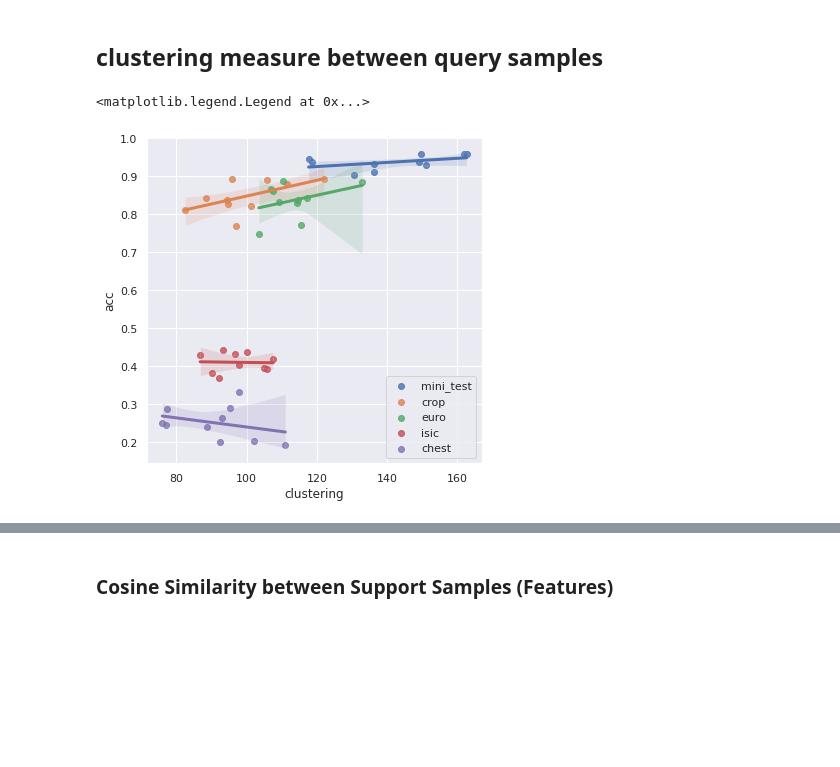
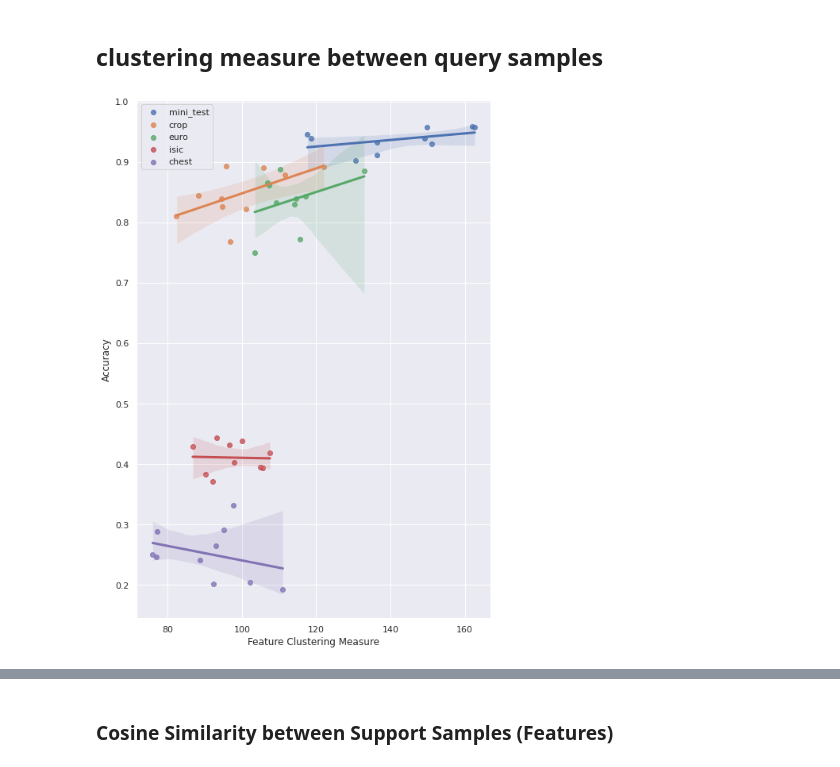
Before and after one commit to kimyuji/Fine-tune-with-Few-Samples, a Jupyter notebook: analysis_support_query.ipynb, the cells around one changed output, grey strips where cells are left out. Saved outputs shown, nothing was run; the diff lists cells and outputs as text; code cells hidden in the pictures; blank space fills up the shorter version.

```diff
--- a/analysis_support_query.ipynb
+++ b/analysis_support_query.ipynb
@@ -19,8 +19,9 @@ import seaborn as sns; sns.set()
 import itertools
 from torchvision.models import resnet152
 import torch
+from sklearn.metrics.pairwise import cosine_similarity
 datas = ['mini_test', 'crop','euro', 'isic', 'chest']
-plt.rcParams["figure.figsize"] = (14,4)
-plt.rcParams['lines.linewidth'] = 3
+plt.rcParams["figure.figsize"] = (8,12)
+plt.rcParams['lines.linewidth'] = 2
 plt.rcParams['font.size'] = 15
 # %%
@@ -109,15 +147,0 @@ df
-# %%
-# 5 shot
-# 각 support에 대해 query의 평균임
-plt.rcParams["figure.figsize"] = (6, 6)
-for data in datas:
-    acc_path = './logs/baseline/output/torch_resnet18_simclr_LS_default/{}/05way_005shot_head_default/sq_test_acc.csv'
-    test_acc = pd.read_csv(acc_path.format(data), index_col='Unnamed: 0')
-    support_acc = test_acc.mean(axis=1)
-    pair_df = pd.concat([df.loc[:,data].astype(float), support_acc], axis=1)
-    pair_df.columns = ["clustering", "acc"]
-    sns.regplot(x='clustering', y='acc', data=pair_df, label = data)
-plt.legend()
-#     plt.title(data)
-#     plt.show()
-# df
@@ -130,41 +151,37 @@ plt.legend()
 C = 5
 N = 15
 df = pd.DataFrame(None, columns = datas, index = [i for i in range(10)])
 for data in datas:
     path = './logs/baseline/output/torch_resnet18_simclr_LS_default/{}/05way_001shot_head_default/feature/{}_query.npy'
     for i in range(10):
         denom = [] # 분모
         numer = [] # 분자
         query = np.load(path.format(data, i))
         mu = query.mean(axis=0)
         mu_i_arr = query.mean(axis=1)
         for cls in range(C):
             index = [C*i + cls for i in range(N)]
             in_class = query[index]
             mu_i = np.mean(in_class, axis = 0)
             denom.append(np.linalg.norm(mu-mu_i) ** 2)
             for sample_idx in range(N):
                 sample = in_class[sample_idx]
                 numer.append(np.linalg.norm(sample-mu_i) ** 2)
-        #print("episode {}".format(i))
         cluster_measure = C * sum(numer) / (N * sum(denom))
-        #print("cluster measure : {:.4f}".format(cluster_measure))
         df.loc[i, data] = cluster_measure
 df.index = ["query_{}".format(i) for i in range(10)]
-
 # 각 query 대해 support의 평균임
-plt.rcParams["figure.figsize"] = (6, 6)
 for data in datas:
     acc_path = './logs/baseline/output/torch_resnet18_simclr_LS_default/{}/05way_001shot_head_default/sq_test_acc.csv'
     test_acc = pd.read_csv(acc_path.format(data), index_col='Unnamed: 0')
     query_acc = test_acc.mean(axis=0)
     pair_df = pd.concat([df.loc[:,data].astype(float), query_acc], axis=1)
-    pair_df.columns = ["clustering", "acc"]
-    sns.regplot(x='clustering', y='acc', data=pair_df, label = data)
+    pair_df.columns = ["Feature Clustering Measure", "Accuracy"]
+    sns.regplot(x='Feature Clustering Measure', y='Accuracy', data=pair_df, label = data)
 plt.legend()
+plt.savefig('./img_pdf/support_query/query_clustering_1shot.pdf', bbox_inches='tight', format='pdf')
 # %% [output]
-<matplotlib.legend.Legend at 0x...>
-[figure, old version]
+[figure, new version]
 # %%
 C = 5
 N = 15
```
Also changed, not shown: parts of 15 cells of this notebook, 3 other files.
